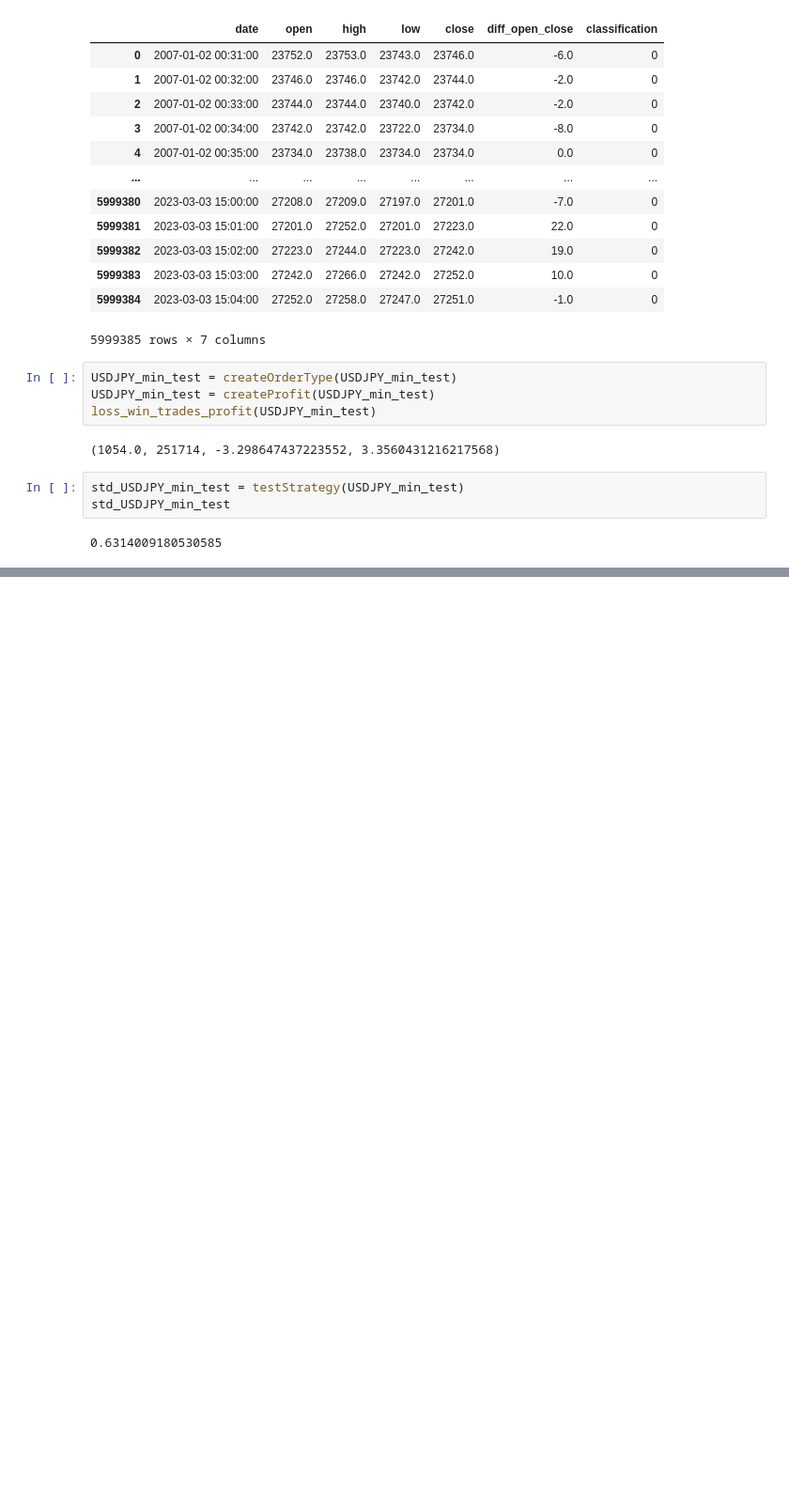
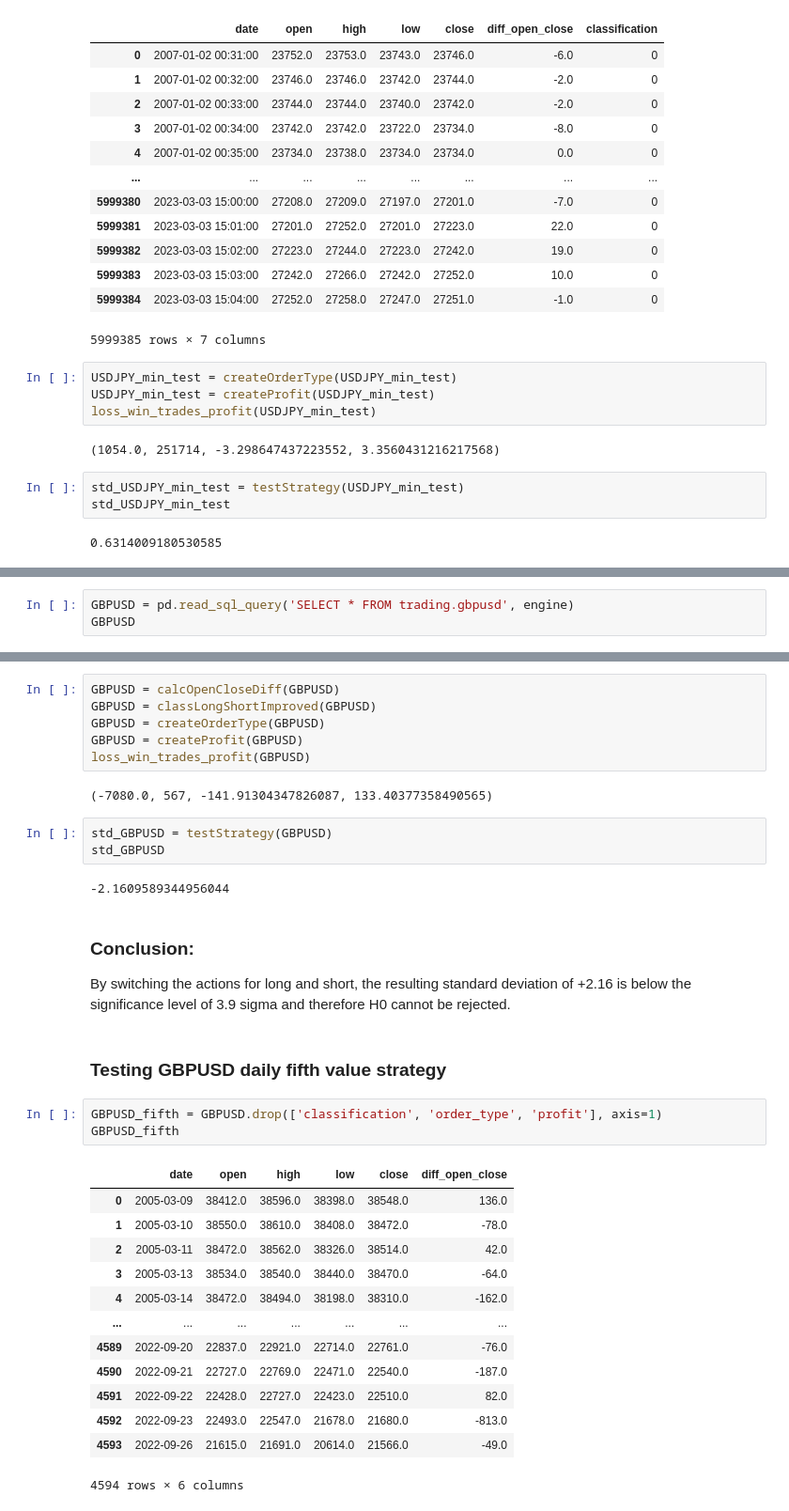
Before and after one commit to lutrx/project-trading-analyisis, a Jupyter notebook: Reversed_candle_strategy.ipynb, the cells around one changed output, grey strips where cells are left out. Shown at 94% size. Saved outputs shown, nothing was run; the diff lists cells and outputs as text; blank space fills up the shorter version.

```diff
--- a/Reversed_candle_strategy.ipynb
+++ b/Reversed_candle_strategy.ipynb
@@ -483,0 +555,3 @@ std_USDJPY_min_test
+# %%
+GBPUSD = pd.read_sql_query('SELECT * FROM trading.gbpusd', engine)
+GBPUSD
@@ -483,0 +572,35 @@ std_USDJPY_min_test
+# %%
+GBPUSD = calcOpenCloseDiff(GBPUSD)
+GBPUSD = classLongShortImproved(GBPUSD)
+GBPUSD = createOrderType(GBPUSD)
+GBPUSD = createProfit(GBPUSD)
+loss_win_trades_profit(GBPUSD)
+# %% [output]
+(-7080.0, 567, -141.91304347826087, 133.40377358490565)
+# %%
+std_GBPUSD = testStrategy(GBPUSD)
+std_GBPUSD
+# %% [output]
+-2.1609589344956044
+# %% [markdown]
+### Conclusion:
+By switching the actions for long and short, the resulting standard deviation of +2.16 is below the significance level of 3.9 sigma and therefore H0 cannot be rejected.
+# %% [markdown]
+### Testing GBPUSD daily fifth value strategy
+# %%
+GBPUSD_fifth = GBPUSD.drop(['classification', 'order_type', 'profit'], axis=1)
+GBPUSD_fifth
+# %% [output]
+|  | date | open | high | low | close | diff_open_close |
+| 0 | 2005-03-09 | 38412.0 | 38596.0 | 38398.0 | 38548.0 | 136.0 |
+| 1 | 2005-03-10 | 38550.0 | 38610.0 | 38408.0 | 38472.0 | -78.0 |
+| 2 | 2005-03-11 | 38472.0 | 38562.0 | 38326.0 | 38514.0 | 42.0 |
+| 3 | 2005-03-13 | 38534.0 | 38540.0 | 38440.0 | 38470.0 | -64.0 |
+| 4 | 2005-03-14 | 38472.0 | 38494.0 | 38198.0 | 38310.0 | -162.0 |
+| ... | ... | ... | ... | ... | ... | ... |
+| 4589 | 2022-09-20 | 22837.0 | 22921.0 | 22714.0 | 22761.0 | -76.0 |
+| 4590 | 2022-09-21 | 22727.0 | 22769.0 | 22471.0 | 22540.0 | -187.0 |
+| 4591 | 2022-09-22 | 22428.0 | 22727.0 | 22423.0 | 22510.0 | 82.0 |
+| 4592 | 2022-09-23 | 22493.0 | 22547.0 | 21678.0 | 21680.0 | -813.0 |
+| 4593 | 2022-09-26 | 21615.0 | 21691.0 | 20614.0 | 21566.0 | -49.0 |
+4594 rows × 6 columns
```
Also changed, not shown: parts of 40 cells of this notebook, 2 other files.
